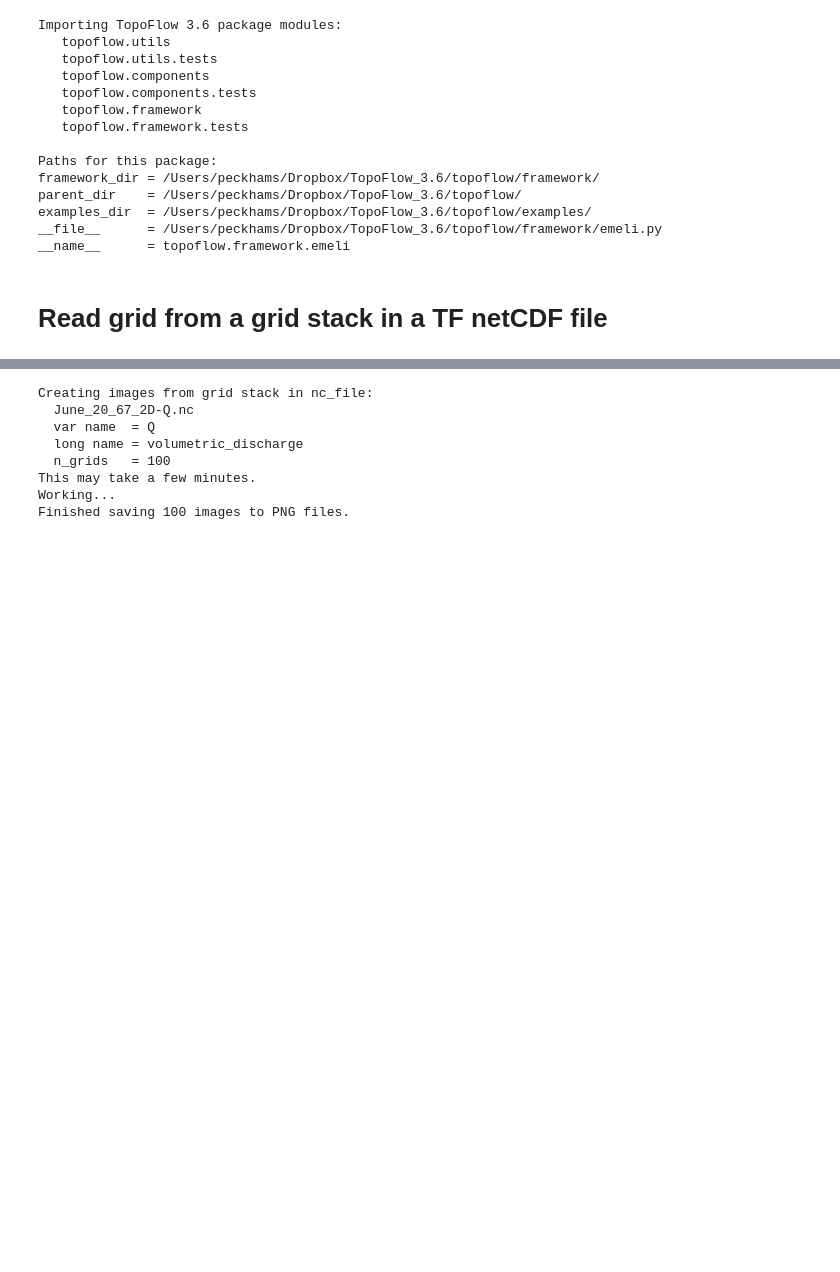
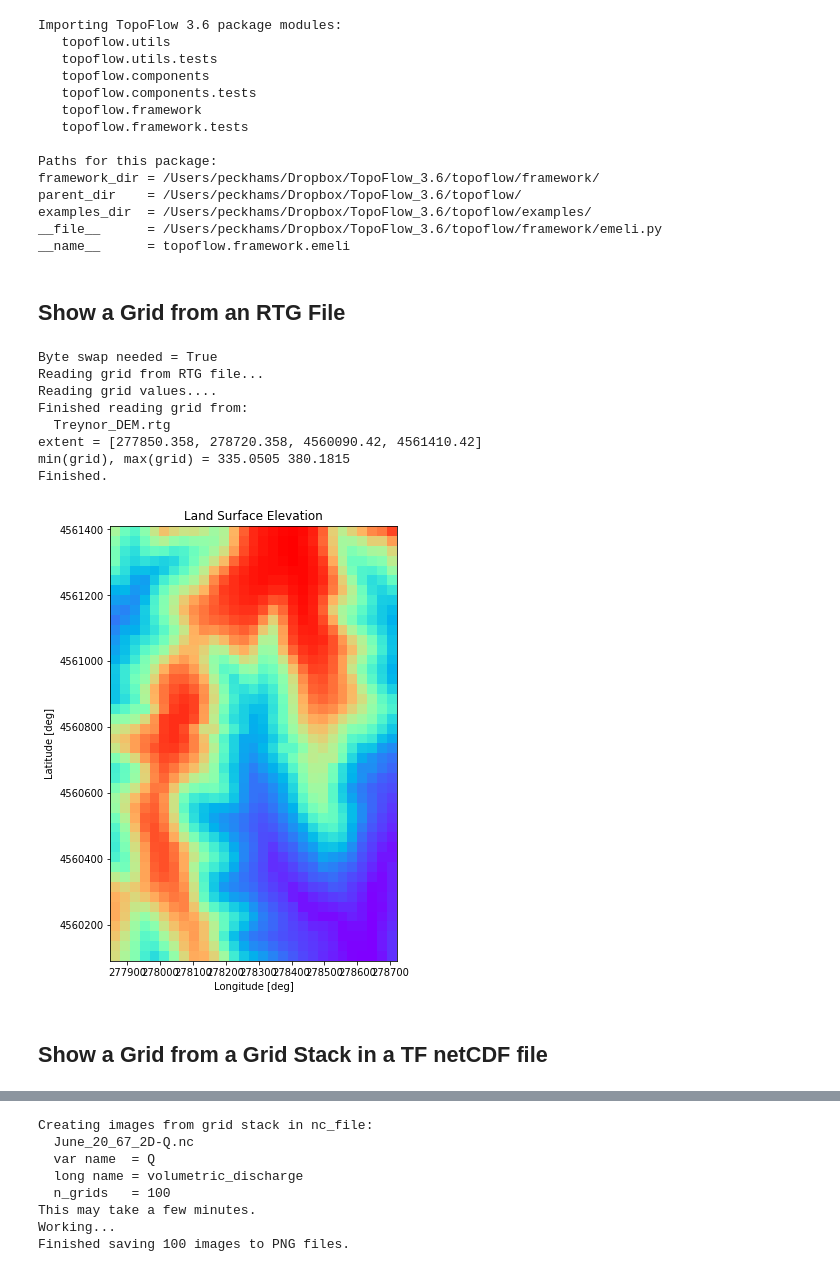
Before and after one commit to peckhams/topoflow36, a Jupyter notebook: TopoFlow_Visualization_v2.ipynb, the cells around one changed output, grey strips where cells are left out. Drawn from its saved outputs; the diff is of its cells as text; code cells hidden in the pictures; blank space fills up the shorter version.

```diff
--- a/TopoFlow_Visualization_v2.ipynb
+++ b/TopoFlow_Visualization_v2.ipynb
@@ -118,8 +118,43 @@ parent_dir    = /Users/peckhams/Dropbox/TopoFlow_3.6/topoflow/
 examples_dir  = /Users/peckhams/Dropbox/TopoFlow_3.6/topoflow/examples/
 __file__      = /Users/peckhams/Dropbox/TopoFlow_3.6/topoflow/framework/emeli.py
 __name__      = topoflow.framework.emeli
+# %% [markdown]
+## Show a Grid from an RTG File  <a id="show_rtg_C"></a>
+# %%
+## RTG files are typically in the *input* vs. output directory
+long_name = 'Land Surface Elevation'
+rtg_filename = site_prefix + '_DEM.rtg'
+rtg = rtg_files.rtg_file()
+OK = rtg.open_file( rtg_filename )
+if not(OK):
+    print('Could not open RTG file.')
+print('Byte swap needed =', rtg.byte_swap_needed())
+print('Reading grid from RTG file...')
+grid   = rtg.read_grid( VERBOSE=True )
+extent = rtg.get_bounds()
+# For Treynor, the extent is in UTM eastings and northings
+print('extent =', extent)
+print('min(grid), max(grid) =', grid.min(), grid.max())
+print('Finished.')
+rtg.close_file()
+print()
+
+tfvis.show_grid_as_image( grid, long_name, extent=extent,
+                          cmap='rainbow', stretch='hist_equal',
+                          # cmap='rainbow', stretch='linear',
+                          xsize=8, ysize=8, dpi=None)
+# %% [output]
+Byte swap needed = True
+Reading grid from RTG file...
+Reading grid values....
+Finished reading grid from:
+  Treynor_DEM.rtg
+extent = [277850.358, 278720.358, 4560090.42, 4561410.42]
+min(grid), max(grid) = 335.0505 380.1815
+Finished.
+[figure, added]
 # %% [markdown]
-# Read grid from a grid stack in a TF netCDF file  <a id="read_grid"></a>
+## Show a Grid from a Grid Stack in a TF netCDF file  <a id="show_nc1_C"></a>
 # %%
 nc_file = case_prefix + '_2D-Q.nc'
 # nc_file = case_prefix + '_2D-d-flood.nc'
```
Also changed, not shown: parts of 37 cells of this notebook, 2 other files.
